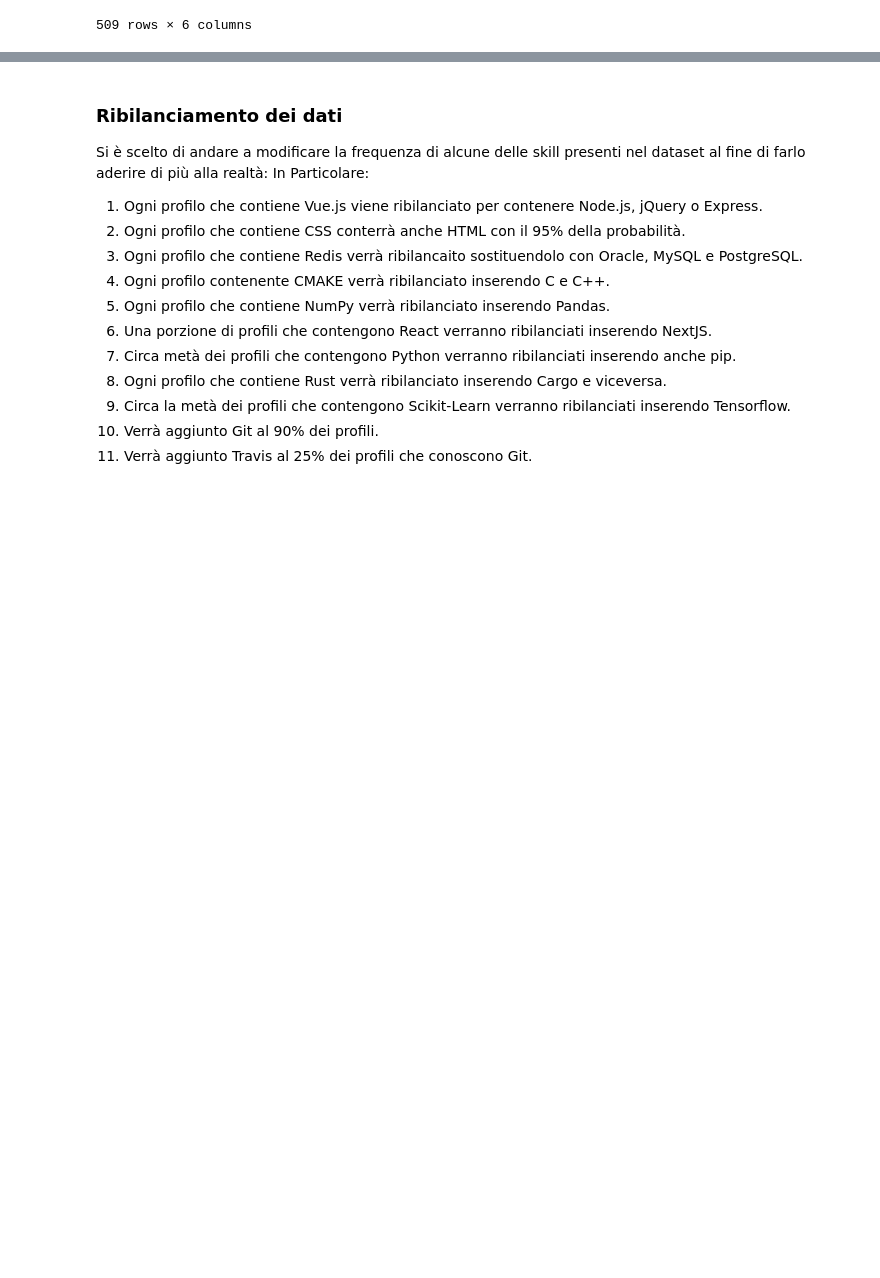
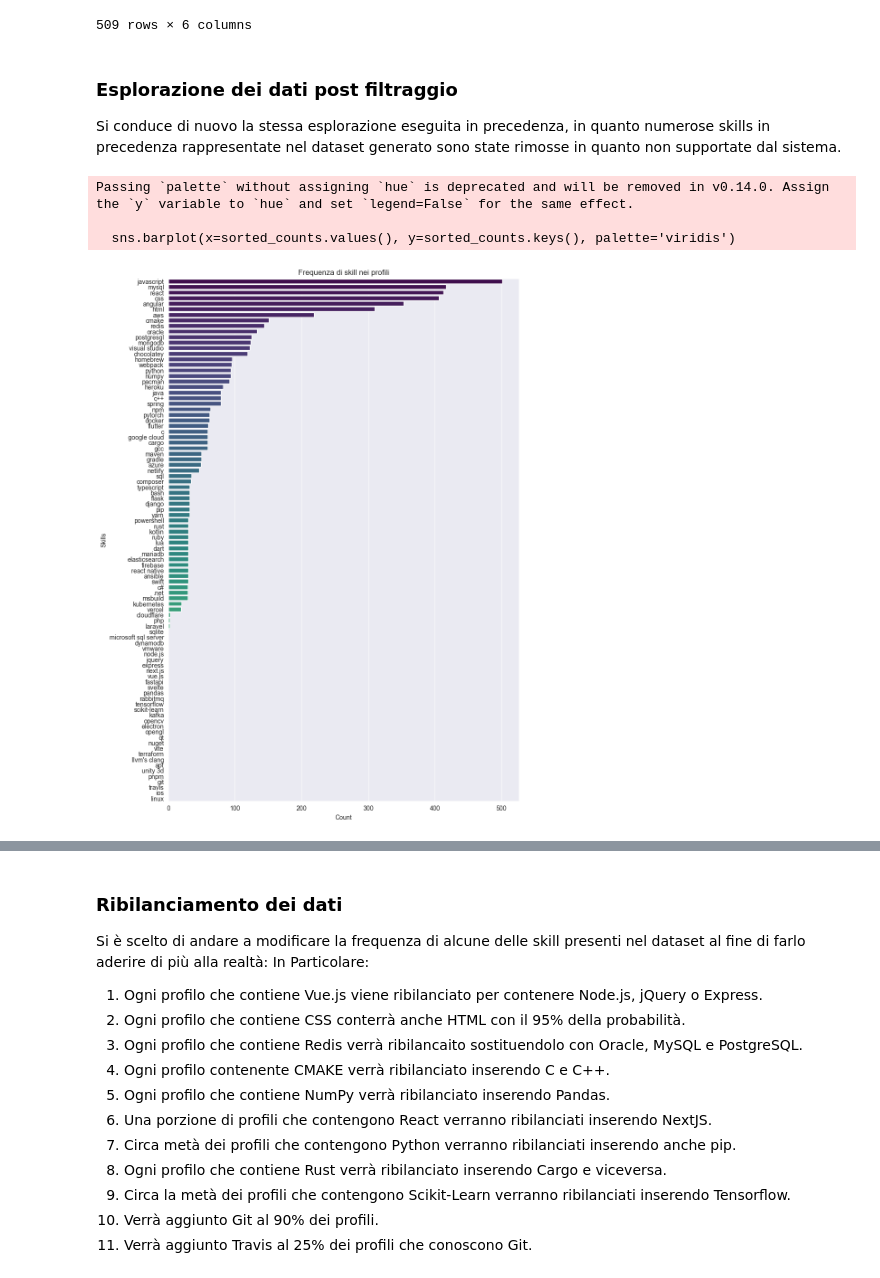
Before and after one commit to antoninoLorenzo/RecommenderSystem_TC, a Jupyter notebook: demo/notebooks/dev_profile_preparation.ipynb, the cells around one changed output, grey strips where cells are left out. Cells and saved outputs as stored; diff of their text form; code cells hidden in the pictures; blank space fills up the shorter version.

```diff
--- a/demo/notebooks/dev_profile_preparation.ipynb
+++ b/demo/notebooks/dev_profile_preparation.ipynb
@@ -120,13 +91,3 @@ gpt_generated_frame.describe()
             <li>Sono stati generati tool non presenti nel dataset delle competenze.</li>
         </ol>
   </li>
-# %%
-gpt_generated_frame['count'] = 0
-
-
-def count_skills(row):
-    skills = str(row).split(',')
-    return len(skills)
-gpt_generated_frame['count'] = gpt_generated_frame.apply(count_skills, axis=1)
-
-gpt_generated_frame
@@ -148,12 +93,0 @@ gpt_generated_frame
-# %%
-sns.set_palette("viridis")
-plt.figure(figsize=(10,5))
-
-sns.boxplot(y=gpt_generated_frame['count'])
-
-# Add labels and title
-plt.ylabel('Numero di skill')
-plt.title('Boxplot delle skill in devProfile')
-
-# Show the plot
-plt.show()
@@ -195,3 +125,30 @@ developer_frame
 | 507 | NaN | NaN | NaN | NaN | NaN | {webpack, aws, javascript, mysql,... |
 | 508 | NaN | NaN | NaN | NaN | NaN | {javascript, python, google cloud... |
 509 rows × 6 columns
+# %% [markdown]
+### Esplorazione dei dati post filtraggio
+Si conduce di nuovo la stessa esplorazione eseguita in precedenza, in quanto numerose skills in precedenza rappresentate nel dataset generato sono state rimosse in quanto non supportate dal sistema.
+# %%
+skill_count = Counter()
+
+for skill in skills_list:
+    skill_count[skill] = 0
+
+for sset in skills:
+    if sset:
+        for s in sset:
+            skill_count[s] += 1
+
+sorted_counts = {skill: skill_count[skill] for skill in sorted(skill_count, key=skill_count.get, reverse=True)}
+
+plt.figure(figsize=(10, 15))
+sns.barplot(x=sorted_counts.values(), y=sorted_counts.keys(), palette='viridis')
+plt.title("Frequenza di skill nei profili")
+plt.xlabel("Count")
+plt.ylabel("Skills")
+plt.show()
+# %% [output]
+Passing `palette` without assigning `hue` is deprecated and will be removed in v0.14.0. Assign the `y` variable to `hue` and set `legend=False` for the same effect.
+
+  sns.barplot(x=sorted_counts.values(), y=sorted_counts.keys(), palette='viridis')
+[figure, added]
```
Also changed, not shown: parts of 7 cells of this notebook, 1 other file.
